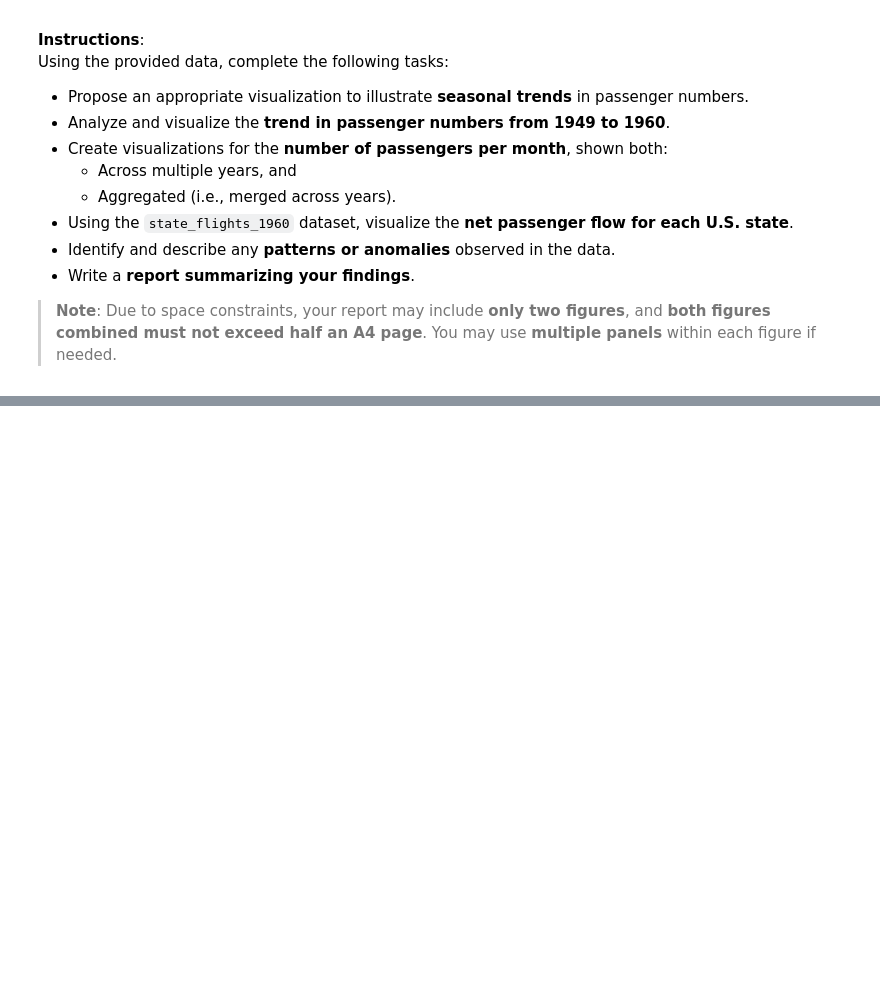
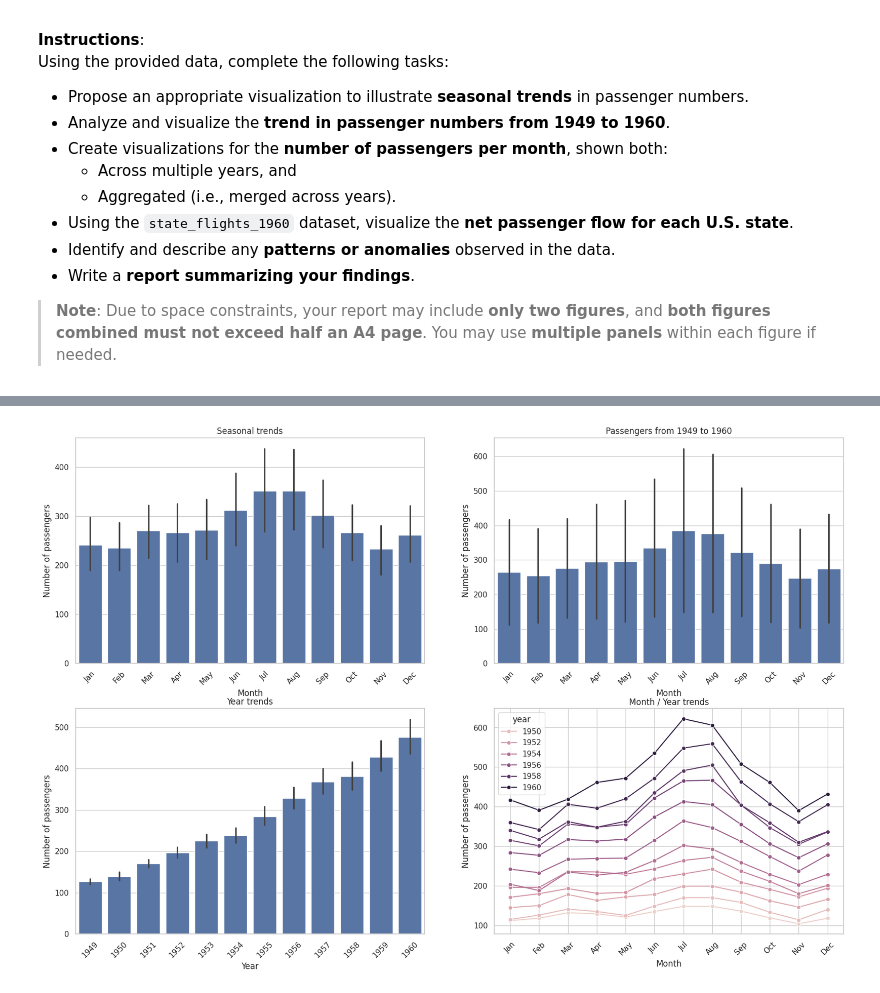
Before and after one commit to najirod02/Dataviz, a Jupyter notebook: lab/Practice_exam/DataViz_Exam_example.ipynb, the cells around one changed output, grey strips where cells are left out. Drawn from its saved outputs; the diff is of its cells as text; code cells hidden in the pictures; blank space fills up the shorter version.

```diff
--- a/lab/Practice_exam/DataViz_Exam_example.ipynb
+++ b/lab/Practice_exam/DataViz_Exam_example.ipynb
@@ -185,7 +185,84 @@ Using the provided data, complete the following tasks:
 import seaborn as sns
 import matplotlib.pyplot as plt
 import pandas as pd
+import geopandas as gpd
+import geoplot as gplt
+import mapclassify as mc
+import us
 
 flights = sns.load_dataset("flights")
 flights_state = pd.read_csv("state_flights_1960.csv")
-# Your visualization codes here
+
+# prepare grid for seaborn plots
+fig, ax = plt.subplots(nrows=2, ncols=2, figsize=(12, 8))
+fig.set_size_inches(20, 13)
+axes = ax.flatten()
+
+seasonal = sns.barplot(data=flights, x="month", y="passengers", ax=axes[0])
+seasonal.set_xlabel("Month")
+seasonal.set_ylabel("Number of passengers")
+seasonal.set_title("Seasonal trends")
+seasonal.tick_params(axis='x', rotation=45)
+
+
+subset_flight = flights[flights["year"].isin([1949, 1960])]
+trend_years = sns.barplot(data=subset_flight, x="month", y="passengers", ax=axes[1])
+trend_years.set_xlabel("Month")
+trend_years.set_ylabel("Number of passengers")
+trend_years.set_title("Passengers from 1949 to 1960")
+trend_years.tick_params(axis='x', rotation=45)
+
+
+year_flights = sns.barplot(data=flights, x="year", y="passengers", ax=axes[2])
+year_flights.set_xlabel("Year")
+year_flights.set_ylabel("Number of passengers")
+year_flights.set_title("Year trends")
+year_flights.tick_params(axis='x', rotation=45)
+
+
+year_month_flights = sns.lineplot(data=flights, x="month", y="passengers", hue="year", marker="o", ax=axes[3])
+year_month_flights.set_xlabel("Month")
+year_month_flights.set_ylabel("Number of passengers")
+year_month_flights.set_title("Month / Year trends")
+year_month_flights.tick_params(axis='x', rotation=45)
+
+
+# Load the json file with county coordinates
+url = "https://raw.githubusercontent.com/holtzy/The-Python-Graph-Gallery/master/static/data/us-states-employmentrate.geojson"
+states = gpd.read_file(url)
+
+us_state_abbrev = {
+    'AL': 'Alabama', 'AK': 'Alaska', 'AZ': 'Arizona', 'AR': 'Arkansas', 'CA': 'California',
+    'CO': 'Colorado', 'CT': 'Connecticut', 'DE': 'Delaware', 'FL': 'Florida', 'GA': 'Georgia',
+    'HI': 'Hawaii', 'ID': 'Idaho', 'IL': 'Illinois', 'IN': 'Indiana', 'IA': 'Iowa',
+    'KS': 'Kansas', 'KY': 'Kentucky', 'LA': 'Louisiana', 'ME': 'Maine', 'MD': 'Maryland',
+    'MA': 'Massachusetts', 'MI': 'Michigan', 'MN': 'Minnesota', 'MS': 'Mississippi', 'MO': 'Missouri',
+    'MT': 'Montana', 'NE': 'Nebraska', 'NV': 'Nevada', 'NH': 'New Hampshire', 'NJ': 'New Jersey',
+    'NM': 'New Mexico', 'NY': 'New York', 'NC': 'North Carolina', 'ND': 'North Dakota', 'OH': 'Ohio',
+    'OK': 'Oklahoma', 'OR': 'Oregon', 'PA': 'Pennsylvania', 'RI': 'Rhode Island', 'SC': 'South Carolina',
+    'SD': 'South Dakota', 'TN': 'Tennessee', 'TX': 'Texas', 'UT': 'Utah', 'VT': 'Vermont',
+    'VA': 'Virginia', 'WA': 'Washington', 'WV': 'West Virginia', 'WI': 'Wisconsin', 'WY': 'Wyoming'
+}
+
+flights_state["state_name"] = flights_state["state"].map(us_state_abbrev)
+
+merged = states.merge(flights_state, left_on="state", right_on="state_name")
+scheme = mc.Quantiles(merged["inbound_flights"], k=6)
+
+fig, ax = plt.subplots(figsize=(15, 10))
+gplt.choropleth(
+    merged,
+    hue="inbound_flights",
+    cmap="OrRd",
+    edgecolor="black",
+    linewidth=0.5,
+    legend=True,
+    scheme=scheme,
+    ax=ax,
+)
+
+
+
+plt.tight_layout()
+plt.show()
+# %% [output]
@@ -191,0 +270 @@ flights_state = pd.read_csv("state_flights_1960.csv")
+[figure, added]
```
Also changed, not shown: parts of 7 cells of this notebook.
